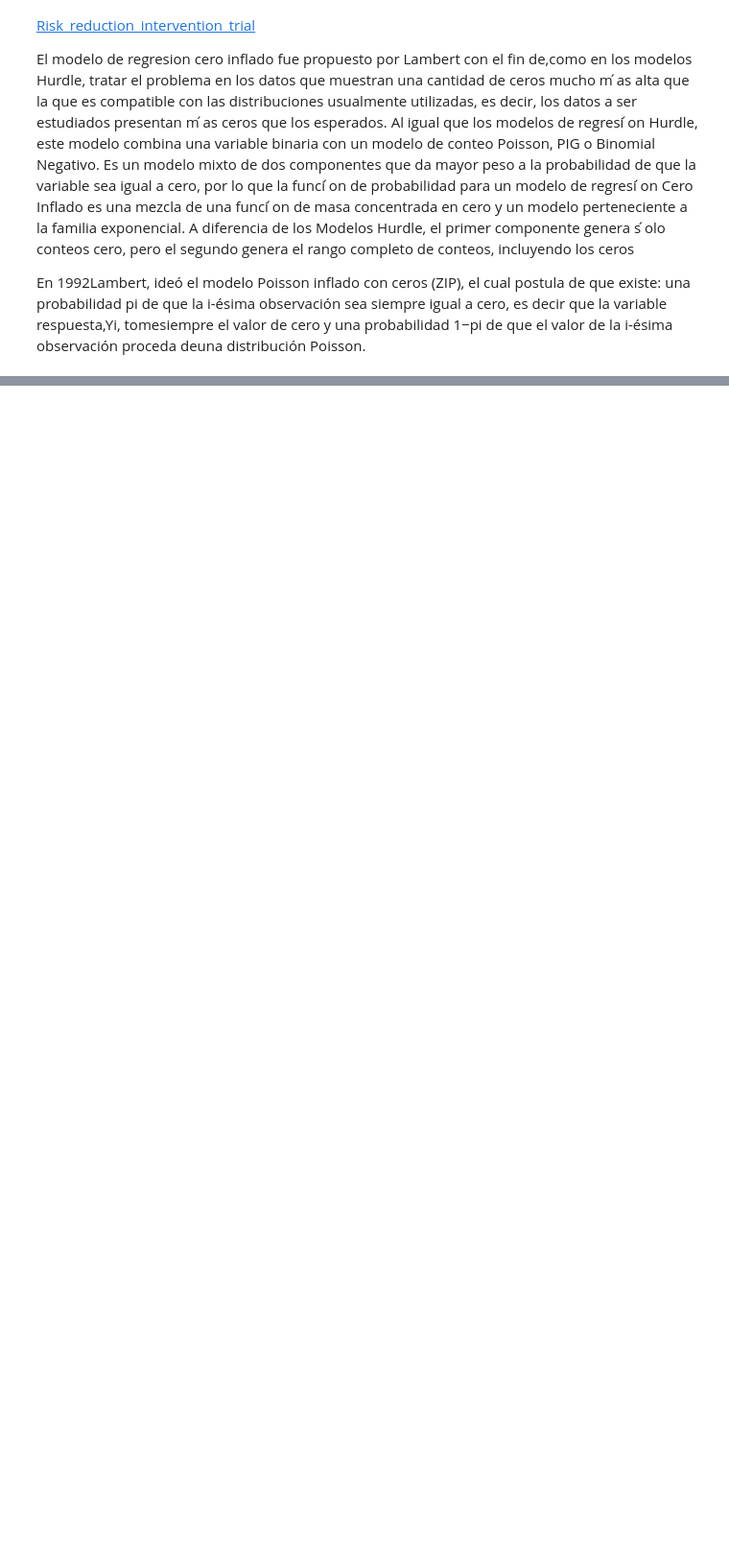
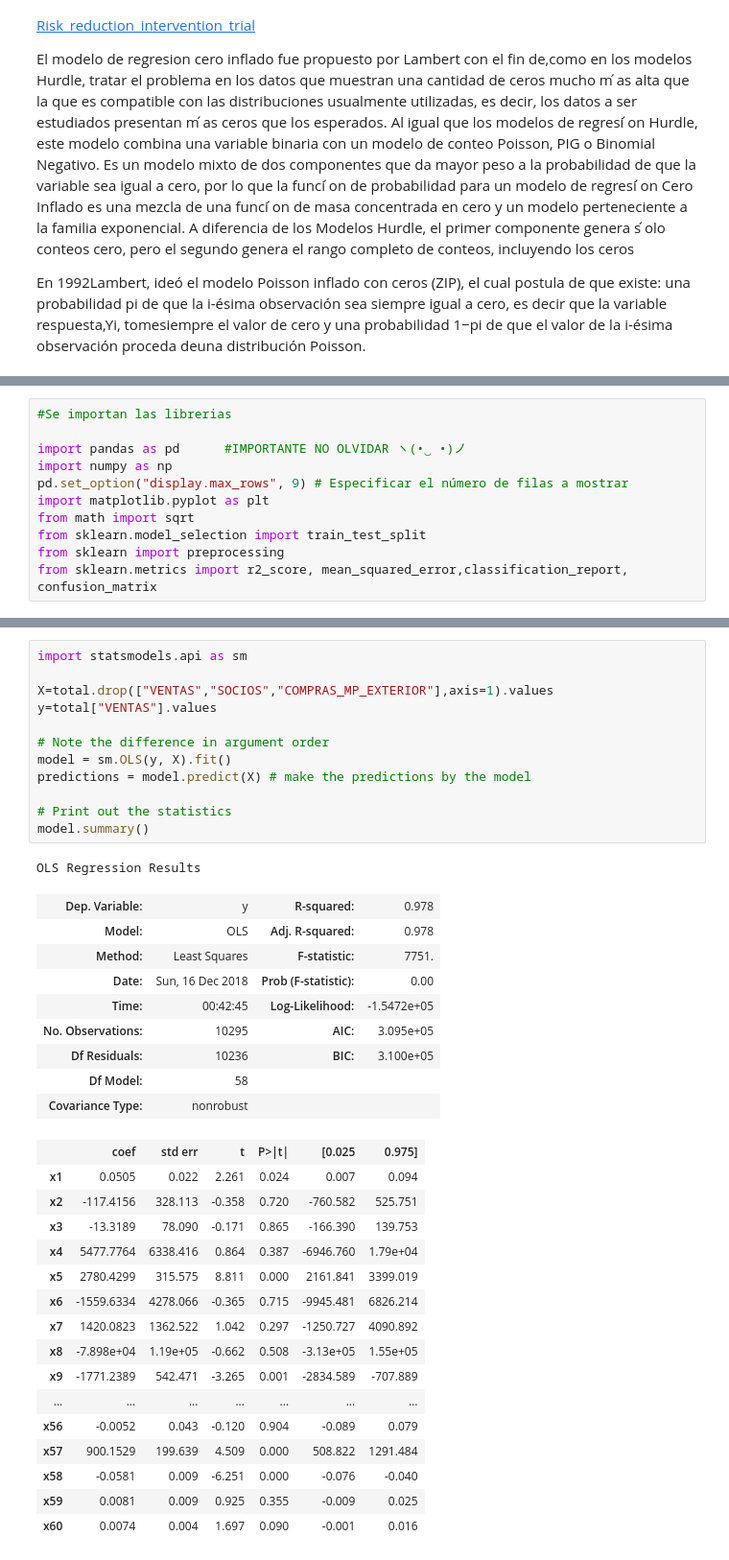
Before and after one commit to KatherinAcosta/Proyecto2018, a Jupyter notebook: 5. Regresión.ipynb, the cells around one changed output, grey strips where cells are left out. Shown at 96% size. Saved outputs shown, nothing was run; the diff lists cells and outputs as text; blank space fills up the shorter version.

```diff
--- a/5. Regresión.ipynb
+++ b/5. Regresión.ipynb
@@ -16,0 +29,11 @@ En 1992Lambert, ideó el modelo Poisson inﬂado con ceros (ZIP), el cual postul
+# %%
+#Se importan las librerias
+
+import pandas as pd      #IMPORTANTE NO OLVIDAR ヽ(•‿ •)ノ
+import numpy as np
+pd.set_option("display.max_rows", 9) # Especificar el número de filas a mostrar
+import matplotlib.pyplot as plt
+from math import sqrt
+from sklearn.model_selection import train_test_split
+from sklearn import preprocessing
+from sklearn.metrics import r2_score, mean_squared_error,classification_report, confusion_matrix
@@ -16,0 +169,39 @@ En 1992Lambert, ideó el modelo Poisson inﬂado con ceros (ZIP), el cual postul
+# %%
+import statsmodels.api as sm
+
+X=total.drop(["VENTAS","SOCIOS","COMPRAS_MP_EXTERIOR"],axis=1).values
+y=total["VENTAS"].values
+
+# Note the difference in argument order
+model = sm.OLS(y, X).fit()
+predictions = model.predict(X) # make the predictions by the model
+
+# Print out the statistics
+model.summary()
+# %% [output]
+OLS Regression Results
+| Dep. Variable: | y | R-squared: | 0.978 |
+| Model: | OLS | Adj. R-squared: | 0.978 |
+| Method: | Least Squares | F-statistic: | 7751. |
+| Date: | Sun, 16 Dec 2018 | Prob (F-statistic): | 0.00 |
+| Time: | 00:42:45 | Log-Likelihood: | -1.5472e+05 |
+| No. Observations: | 10295 | AIC: | 3.095e+05 |
+| Df Residuals: | 10236 | BIC: | 3.100e+05 |
+| Df Model: | 58 |  |  |
+| Covariance Type: | nonrobust |  |  |
+|  | coef | std err | t | P>|t| | [0.025 | 0.975] |
+| x1 | 0.0505 | 0.022 | 2.261 | 0.024 | 0.007 | 0.094 |
+| x2 | -117.4156 | 328.113 | -0.358 | 0.720 | -760.582 | 525.751 |
+| x3 | -13.3189 | 78.090 | -0.171 | 0.865 | -166.390 | 139.753 |
+| x4 | 5477.7764 | 6338.416 | 0.864 | 0.387 | -6946.760 | 1.79e+04 |
+| x5 | 2780.4299 | 315.575 | 8.811 | 0.000 | 2161.841 | 3399.019 |
+| x6 | -1559.6334 | 4278.066 | -0.365 | 0.715 | -9945.481 | 6826.214 |
+| x7 | 1420.0823 | 1362.522 | 1.042 | 0.297 | -1250.727 | 4090.892 |
+| x8 | -7.898e+04 | 1.19e+05 | -0.662 | 0.508 | -3.13e+05 | 1.55e+05 |
+| x9 | -1771.2389 | 542.471 | -3.265 | 0.001 | -2834.589 | -707.889 |
+| ... | ... | ... | ... | ... | ... | ... |
+| x56 | -0.0052 | 0.043 | -0.120 | 0.904 | -0.089 | 0.079 |
+| x57 | 900.1529 | 199.639 | 4.509 | 0.000 | 508.822 | 1291.484 |
+| x58 | -0.0581 | 0.009 | -6.251 | 0.000 | -0.076 | -0.040 |
+| x59 | 0.0081 | 0.009 | 0.925 | 0.355 | -0.009 | 0.025 |
+| x60 | 0.0074 | 0.004 | 1.697 | 0.090 | -0.001 | 0.016 |
```
Also changed, not shown: parts of 12 cells of this notebook.
